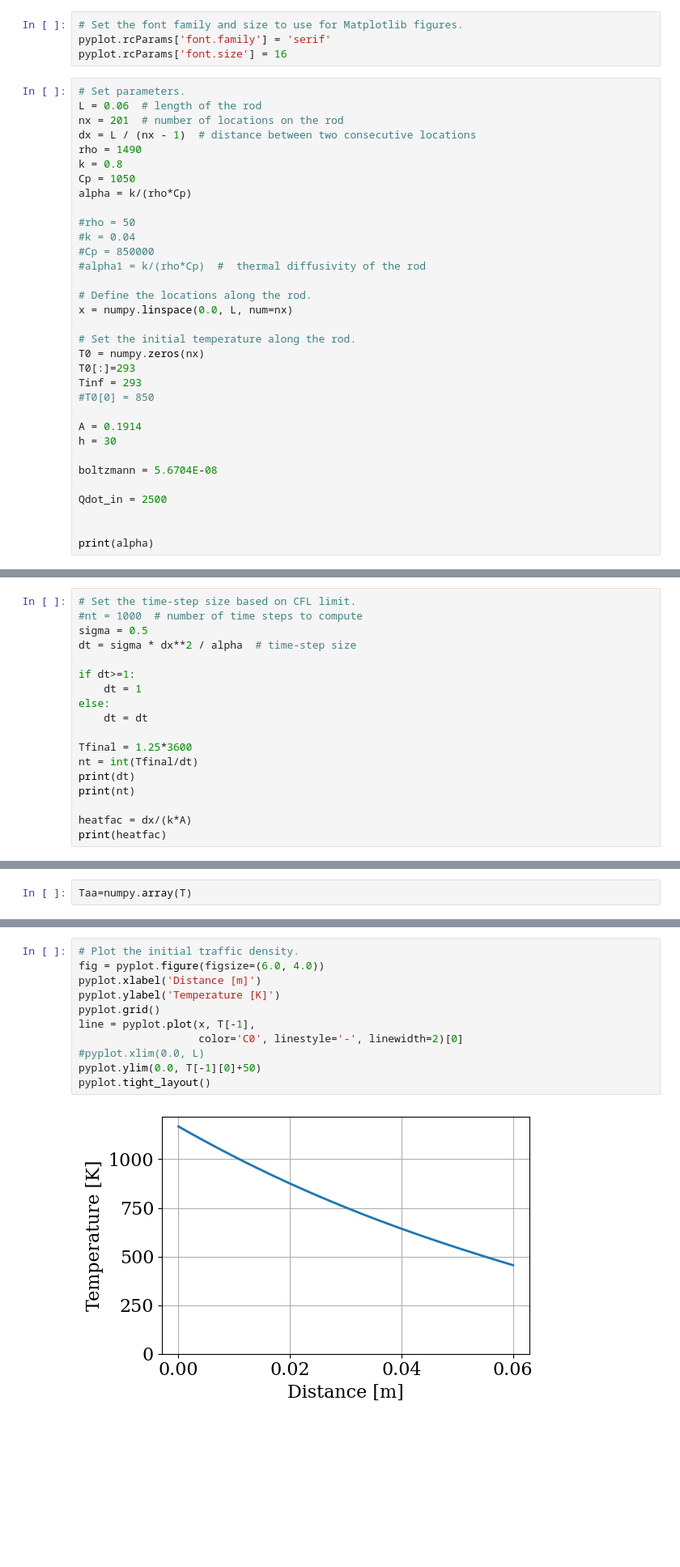
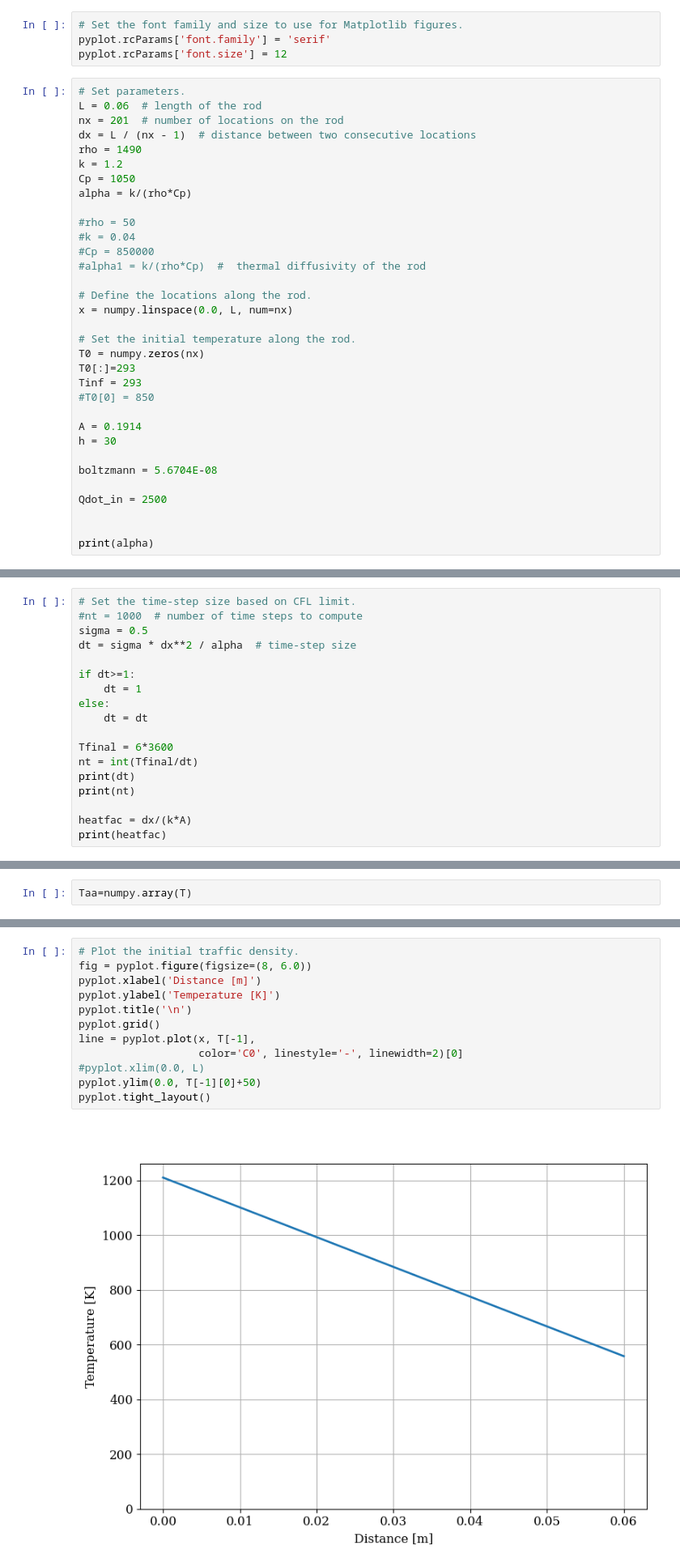
Before and after one commit to AndresMenes/Kiln1D-simulator, a Jupyter notebook: Explicit-HeatFlux Kiln.ipynb, the cells around one changed output, grey strips where cells are left out. Shown: that part at 81% size. Drawn from its saved outputs; the diff is of its cells as text; blank space fills up the shorter version.

```diff
--- a/Explicit-HeatFlux Kiln.ipynb
+++ b/Explicit-HeatFlux Kiln.ipynb
@@ -8,14 +8,14 @@ from IPython.display import HTML
 # %%
 # Set the font family and size to use for Matplotlib figures.
 pyplot.rcParams['font.family'] = 'serif'
-pyplot.rcParams['font.size'] = 16
+pyplot.rcParams['font.size'] = 12
 # %%
 # Set parameters.
 L = 0.06  # length of the rod
 nx = 201  # number of locations on the rod
 dx = L / (nx - 1)  # distance between two consecutive locations
 rho = 1490
-k = 0.8
+k = 1.2
 Cp = 1050
 alpha = k/(rho*Cp)
 
@@ -149,7 +127,7 @@ if dt>=1:
 else:
     dt = dt
 
-Tfinal = 1.25*3600
+Tfinal = 6*3600
 nt = int(Tfinal/dt)
 print(dt)
 print(nt)
@@ -185,16 +163,17 @@ array([[ 293.        ,  293.        ,  293.        , ...,  293.        ,
 # %%
 # Plot the initial traffic density.
-fig = pyplot.figure(figsize=(6.0, 4.0))
+fig = pyplot.figure(figsize=(8, 6.0))
 pyplot.xlabel('Distance [m]')
 pyplot.ylabel('Temperature [K]')
+pyplot.title('\n')
 pyplot.grid()
 line = pyplot.plot(x, T[-1],
                    color='C0', linestyle='-', linewidth=2)[0]
 #pyplot.xlim(0.0, L)
 pyplot.ylim(0.0, T[-1][0]+50)
 pyplot.tight_layout()
 # %% [output]
-[figure, old version]
+[figure, new version]
 # %%
 T[-1][0]
 # %% [output]
```
Also changed, not shown: parts of 12 cells of this notebook, 1 other file.
